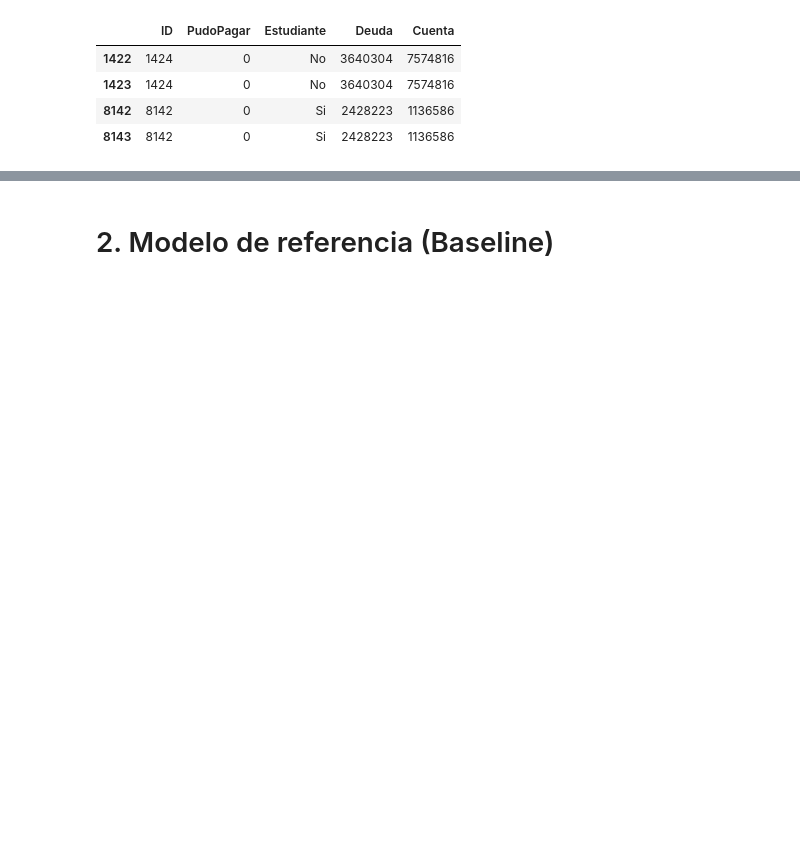
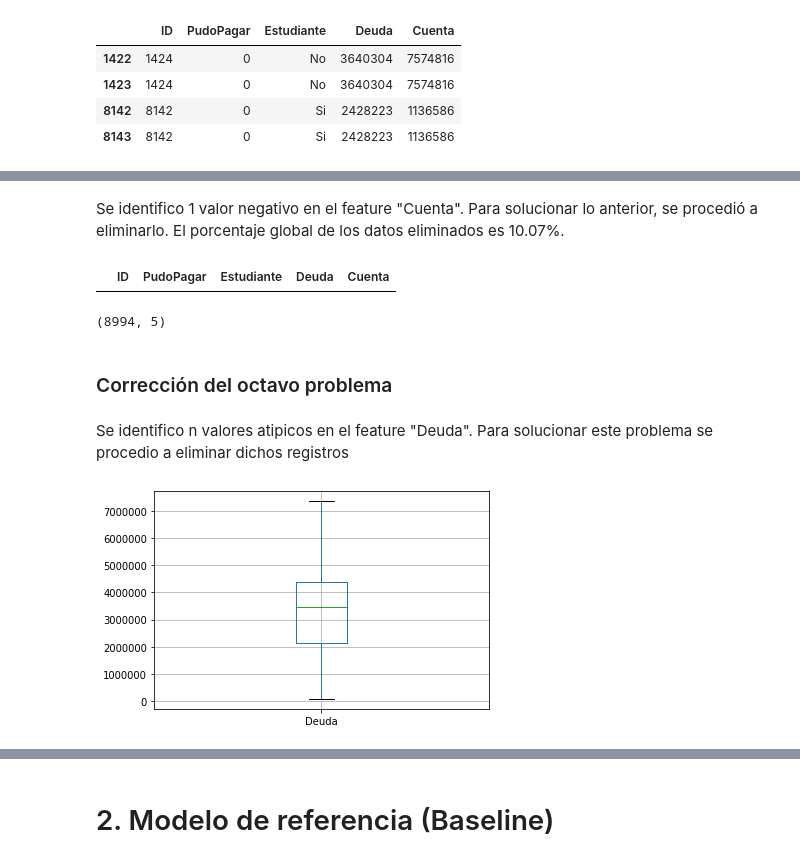
Before and after one commit to Kaiziferr/CursoAnalitica, a Jupyter notebook: Exmaen nuevo/Examen-Practico-2020-01-STUD.ipynb, the cells around one changed output, grey strips where cells are left out. Cells and saved outputs as stored; diff of their text form; code cells hidden in the pictures; blank space fills up the shorter version.

```diff
--- a/Exmaen nuevo/Examen-Practico-2020-01-STUD.ipynb
+++ b/Exmaen nuevo/Examen-Practico-2020-01-STUD.ipynb
@@ -231,0 +256,3 @@ dStud.drop_duplicates(inplace=True)
+# %%
+dStud = dStud[dStud["ID"]>=0]
+display(dStud[dStud["ID"]<0],dStud.shape)
@@ -231,0 +266,3 @@ dStud.drop_duplicates(inplace=True)
+# %%
+dStud = dStud[dStud["Deuda"]>=0]
+display(dStud[dStud["Deuda"]<0],dStud.shape)
@@ -232,3 +274,21 @@ dStud.drop_duplicates(inplace=True)
+# %% [markdown]
+Se identifico 1 valor negativo en el feature "Cuenta". Para solucionar lo anterior, se procedió a eliminarlo. El porcentaje global de los datos eliminados es 10.07%.
+# %%
+dStud = dStud[dStud["Cuenta"]>=0]
+display(dStud[dStud["Cuenta"]<0],dStud.shape)
+# %% [output]
+|  | ID | PudoPagar | Estudiante | Deuda | Cuenta |
+(8994, 5)
+# %% [markdown]
+### Corrección del octavo problema
+# %% [markdown]
+Se identifico n valores atipicos en el feature "Deuda". Para solucionar este problema se procedio a eliminar dichos registros
+# %%
+dStud = dStud[(dStud["Deuda"]<1e9)]
+# %%
+fig = dStud.boxplot(column="Deuda")
+# %% [output]
+[figure, added]
 # %%
 dStud.shape
 # %% [output]
```
Also changed, not shown: parts of 126 cells of this notebook, 4 other files.
